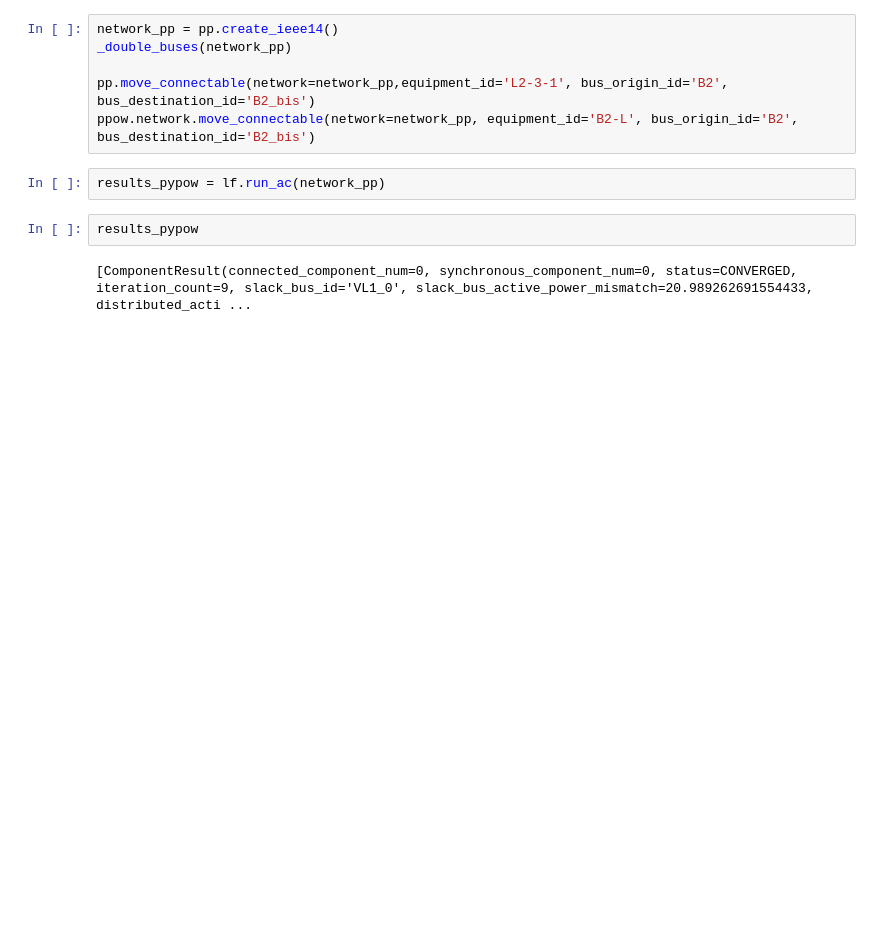
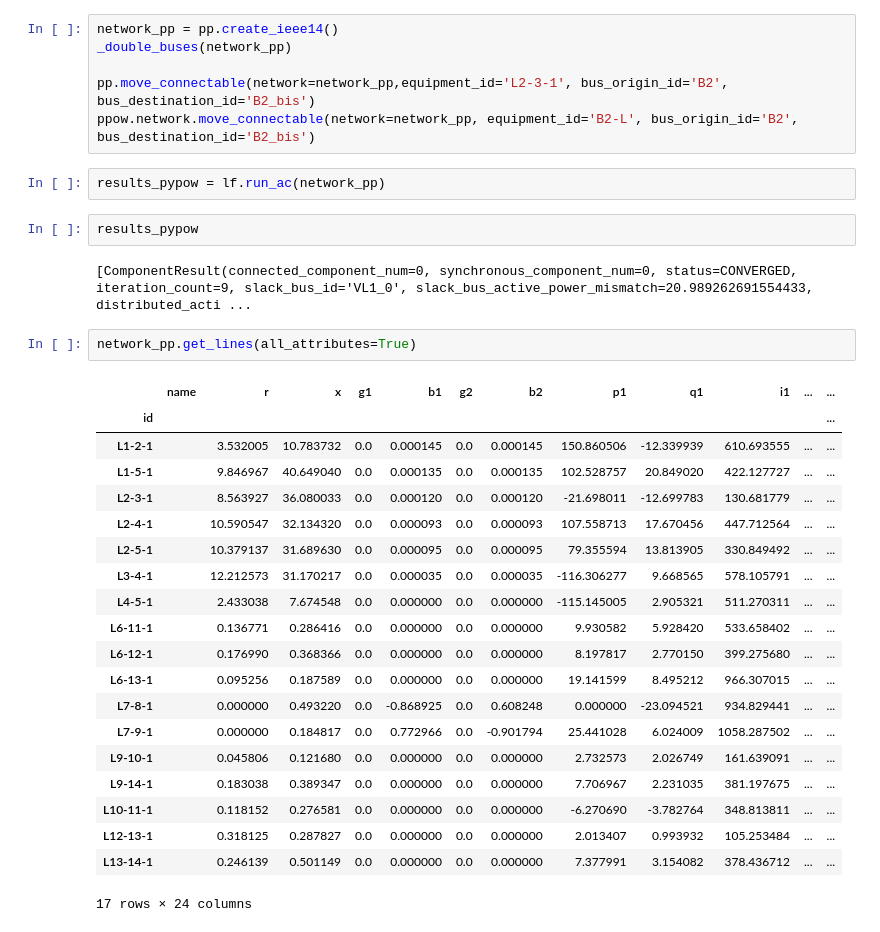
Before and after one commit to powsybl/pypowsybl-grid2opbackend, a Jupyter notebook: Notebook/Tests move connectable and bugs.ipynb, the cells around one changed output. Cells and saved outputs as stored; diff of their text form; blank space fills up the shorter version.

```diff
--- a/Notebook/Tests move connectable and bugs.ipynb
+++ b/Notebook/Tests move connectable and bugs.ipynb
@@ -137,3 +180,26 @@ results_pypow = lf.run_ac(network_pp)
 results_pypow
 # %% [output]
 [ComponentResult(connected_component_num=0, synchronous_component_num=0, status=CONVERGED, iteration_count=9, slack_bus_id='VL1_0', slack_bus_active_power_mismatch=20.989262691554433, distributed_acti ...
+# %%
+network_pp.get_lines(all_attributes=True)
+# %% [output]
+|  | name | r | x | g1 | b1 | g2 | b2 | p1 | q1 | i1 | ... | ... |
+| id |  |  |  |  |  |  |  |  |  |  |  | ... |
+| L1-2-1 |  | 3.532005 | 10.783732 | 0.0 | 0.000145 | 0.0 | 0.000145 | 150.860506 | -12.339939 | 610.693555 | ... | ... |
+| L1-5-1 |  | 9.846967 | 40.649040 | 0.0 | 0.000135 | 0.0 | 0.000135 | 102.528757 | 20.849020 | 422.127727 | ... | ... |
+| L2-3-1 |  | 8.563927 | 36.080033 | 0.0 | 0.000120 | 0.0 | 0.000120 | -21.698011 | -12.699783 | 130.681779 | ... | ... |
+| L2-4-1 |  | 10.590547 | 32.134320 | 0.0 | 0.000093 | 0.0 | 0.000093 | 107.558713 | 17.670456 | 447.712564 | ... | ... |
+| L2-5-1 |  | 10.379137 | 31.689630 | 0.0 | 0.000095 | 0.0 | 0.000095 | 79.355594 | 13.813905 | 330.849492 | ... | ... |
+| L3-4-1 |  | 12.212573 | 31.170217 | 0.0 | 0.000035 | 0.0 | 0.000035 | -116.306277 | 9.668565 | 578.105791 | ... | ... |
+| L4-5-1 |  | 2.433038 | 7.674548 | 0.0 | 0.000000 | 0.0 | 0.000000 | -115.145005 | 2.905321 | 511.270311 | ... | ... |
+| L6-11-1 |  | 0.136771 | 0.286416 | 0.0 | 0.000000 | 0.0 | 0.000000 | 9.930582 | 5.928420 | 533.658402 | ... | ... |
+| L6-12-1 |  | 0.176990 | 0.368366 | 0.0 | 0.000000 | 0.0 | 0.000000 | 8.197817 | 2.770150 | 399.275680 | ... | ... |
+| L6-13-1 |  | 0.095256 | 0.187589 | 0.0 | 0.000000 | 0.0 | 0.000000 | 19.141599 | 8.495212 | 966.307015 | ... | ... |
+| L7-8-1 |  | 0.000000 | 0.493220 | 0.0 | -0.868925 | 0.0 | 0.608248 | 0.000000 | -23.094521 | 934.829441 | ... | ... |
+| L7-9-1 |  | 0.000000 | 0.184817 | 0.0 | 0.772966 | 0.0 | -0.901794 | 25.441028 | 6.024009 | 1058.287502 | ... | ... |
+| L9-10-1 |  | 0.045806 | 0.121680 | 0.0 | 0.000000 | 0.0 | 0.000000 | 2.732573 | 2.026749 | 161.639091 | ... | ... |
+| L9-14-1 |  | 0.183038 | 0.389347 | 0.0 | 0.000000 | 0.0 | 0.000000 | 7.706967 | 2.231035 | 381.197675 | ... | ... |
+| L10-11-1 |  | 0.118152 | 0.276581 | 0.0 | 0.000000 | 0.0 | 0.000000 | -6.270690 | -3.782764 | 348.813811 | ... | ... |
+| L12-13-1 |  | 0.318125 | 0.287827 | 0.0 | 0.000000 | 0.0 | 0.000000 | 2.013407 | 0.993932 | 105.253484 | ... | ... |
+| L13-14-1 |  | 0.246139 | 0.501149 | 0.0 | 0.000000 | 0.0 | 0.000000 | 7.377991 | 3.154082 | 378.436712 | ... | ... |
+17 rows × 24 columns
```
Also changed, not shown: parts of 4 cells of this notebook.
